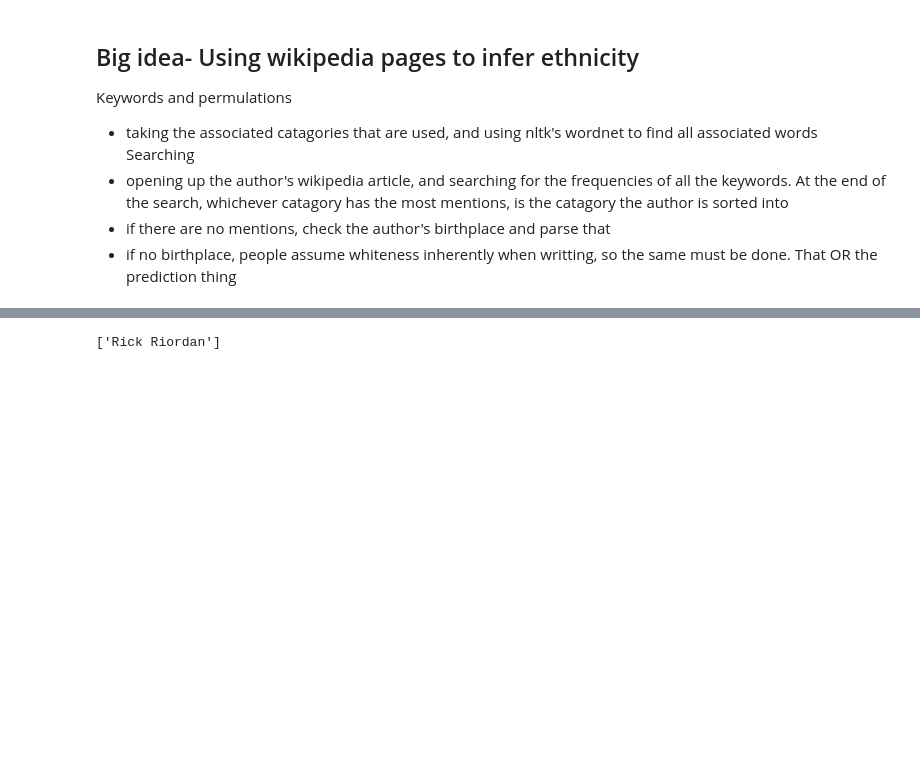
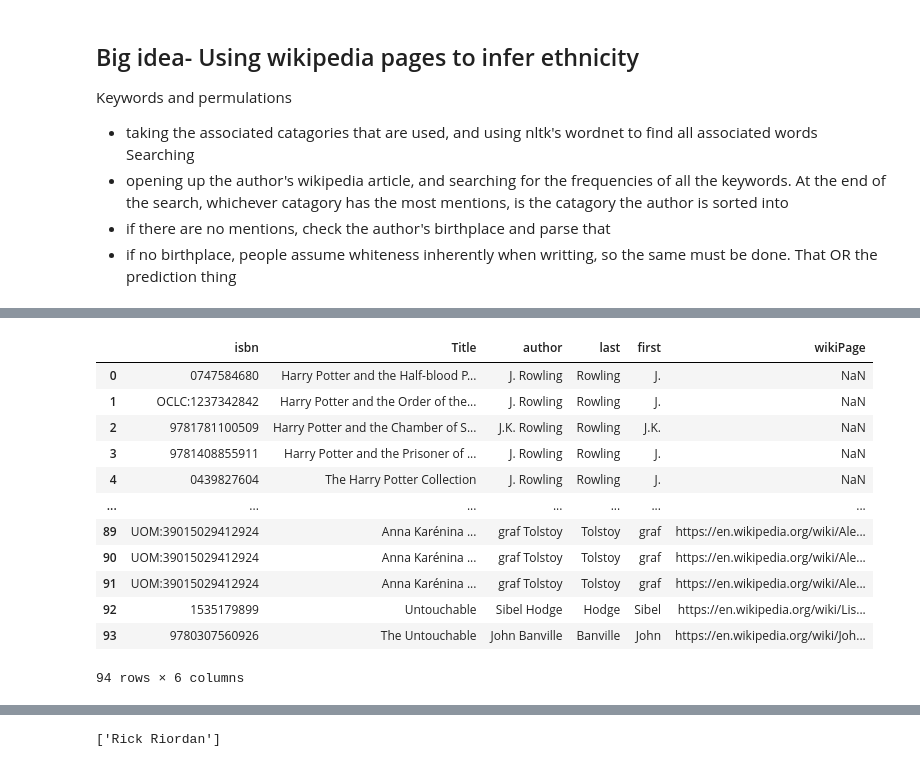
Before and after one commit to Azal-Amer/LibraryDiversity, a Jupyter notebook: WikipediaNationality.ipynb, the cells around one changed output, grey strips where cells are left out. Saved outputs shown, nothing was run; the diff lists cells and outputs as text; code cells hidden in the pictures; blank space fills up the shorter version.

```diff
--- a/WikipediaNationality.ipynb
+++ b/WikipediaNationality.ipynb
@@ -130,0 +79,58 @@ wikipedia.search('Jonny Villa')
+# %%
+wikiPages = []
+for i,author in enumerate(namesDF['author']):
+
+    page_object =[]
+    bookTitle= namesDF['Title'][i]
+    bookTitle = bookTitle.split(',')[0]
+    titleSplitter = bookTitle.split(' ')
+    if titleSplitter[0] == 'The':
+        bookTitle = bookTitle[4:]
+    bookTitle = re.sub(r"\([^()]*\)", "", bookTitle)
+    # remove anything in parentheses
+    # The word 'the' may be lowercased on wikipedia, so if it is even there, its easier to just remove it.
+    try:
+        page_object = wikipedia.page(wikipedia.search(author)[0])
+    except Exception as inst:
+        try:
+            try:
+                temp_object = wikipedia.page(author + ' (author)')
+                arr =str(temp_object.title).split(' ')
+                nameCheck = (namesDF['first'][i] in arr) and (namesDF['last'][i] in arr)
+                if nameCheck==False:
+                    raise Exception('Name not found')
+                elif (temp_object.content.find(bookTitle) != -1):
+                    page_object = temp_object
+            except Exception as e:
+                print(e)
+                # wikiPages.append('NaN')
+                continue
+            # This line?
+            # Checks if out of the list of pages,  if the author flag helps identify the author page
+        except Exception as e:
+            searches = wikipedia.search(author)[1:]
+            for search in (searches):
+                # goes through every suggested search result, checks for the authors full name, and checks if the book title is mentioned somewhere
+
+                # if the first and last names aren't in any of the searches, it will throw an error.
+                arr = str(search).split(' ')
+                nameCheck = (namesDF['first'][i] in arr) and (namesDF['last'][i] in arr)
+                # check if both the first, and last name are i the search
+                if nameCheck:
+                    temp_object = wikipedia.page(search)
+
+                    if(temp_object.content.find(bookTitle) != -1):
+
+                        page_object = temp_object
+                        # checks if the page is about the author
+                        break
+    if(page_object==[]):
+        wikiPages.append('NaN')
+        continue
+    else:
+        wikiPages.append(page_object)
+
+
+namesDF['wikiPage'] = wikiPages
+namesDF
+# %% [output]
@@ -130,0 +150,13 @@ wikipedia.search('Jonny Villa')
+|  | isbn | Title | author | last | first | wikiPage |
+| 0 | 0747584680 | Harry Potter and the Half-blood P... | J. Rowling | Rowling | J. | NaN |
+| 1 | OCLC:1237342842 | Harry Potter and the Order of the... | J. Rowling | Rowling | J. | NaN |
+| 2 | 9781781100509 | Harry Potter and the Chamber of S... | J.K. Rowling | Rowling | J.K. | NaN |
+| 3 | 9781408855911 | Harry Potter and the Prisoner of ... | J. Rowling | Rowling | J. | NaN |
+| 4 | 0439827604 | The Harry Potter Collection | J. Rowling | Rowling | J. | NaN |
+| ... | ... | ... | ... | ... | ... | ... |
+| 89 | UOM:39015029412924 | Anna Karénina ... | graf Tolstoy | Tolstoy | graf | https://en.wikipedia.org/wiki/Ale... |
+| 90 | UOM:39015029412924 | Anna Karénina ... | graf Tolstoy | Tolstoy | graf | https://en.wikipedia.org/wiki/Ale... |
+| 91 | UOM:39015029412924 | Anna Karénina ... | graf Tolstoy | Tolstoy | graf | https://en.wikipedia.org/wiki/Ale... |
+| 92 | 1535179899 | Untouchable | Sibel Hodge | Hodge | Sibel | https://en.wikipedia.org/wiki/Lis... |
+| 93 | 9780307560926 | The Untouchable | John Banville | Banville | John | https://en.wikipedia.org/wiki/Joh... |
+94 rows × 6 columns
```
Also changed, not shown: parts of 11 cells of this notebook, 3 other files.
